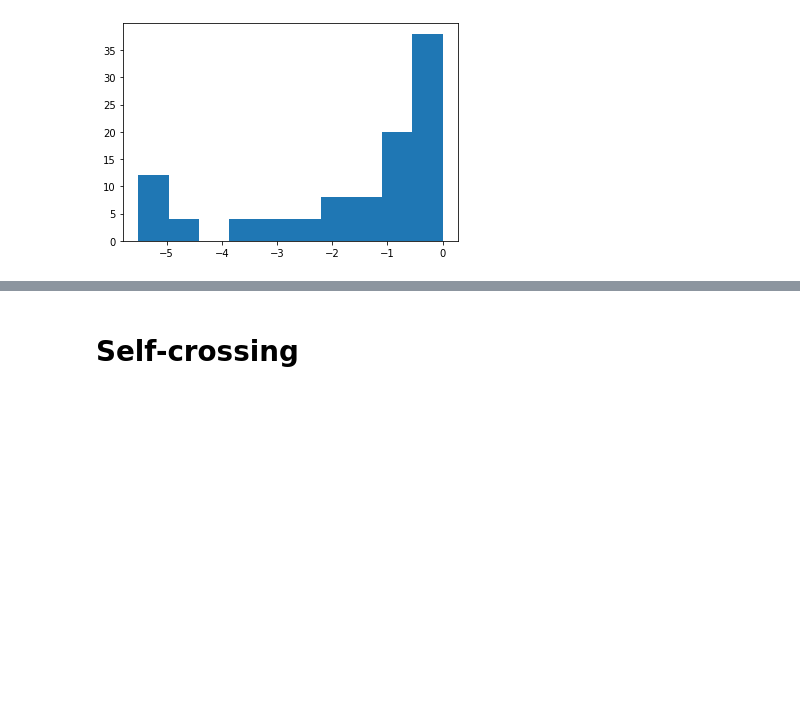
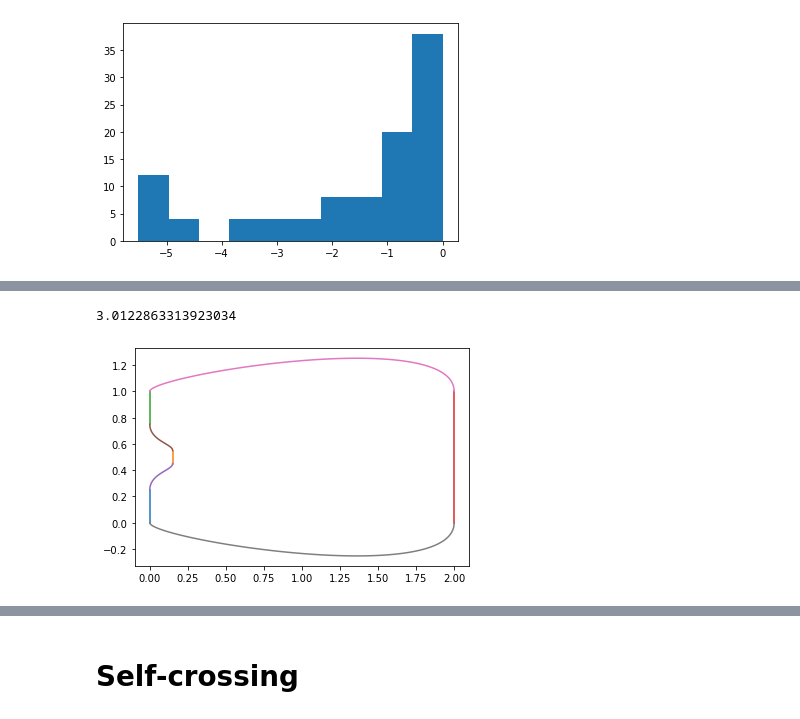
Before and after one commit to sjmikler/TORCS-track-generation, a Jupyter notebook: notebooks/bezier.ipynb, the cells around one changed output, grey strips where cells are left out. Saved outputs shown, nothing was run; the diff lists cells and outputs as text; code cells hidden in the pictures; blank space fills up the shorter version.

```diff
--- a/notebooks/bezier.ipynb
+++ b/notebooks/bezier.ipynb
@@ -549,0 +538,10 @@ bin_entropy([0,1,2,3,4,5,6,7,8,9,10,11,12,13,14,15])
+# %%
+track = [[0, 0], [0, 0.25], [0.15, 0.45], [0.15, 0.55], [0, 0.75],  [0, 1], [2, 1], [2, 0]]
+
+segments, curves = get_track(track)
+draw_track(segments, curves)
+
+curves_entropy(track)
+# %% [output]
+3.0122863313923034
+[figure, added]
```
Also changed, not shown: parts of 15 cells of this notebook.
